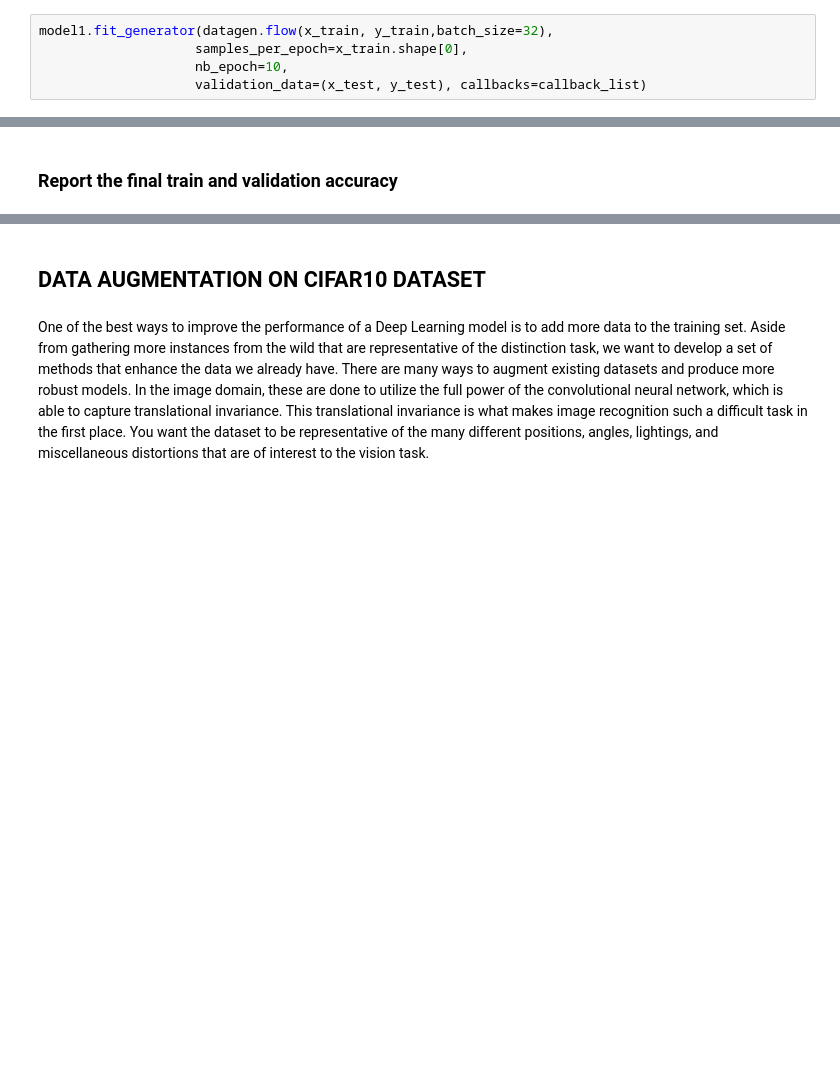
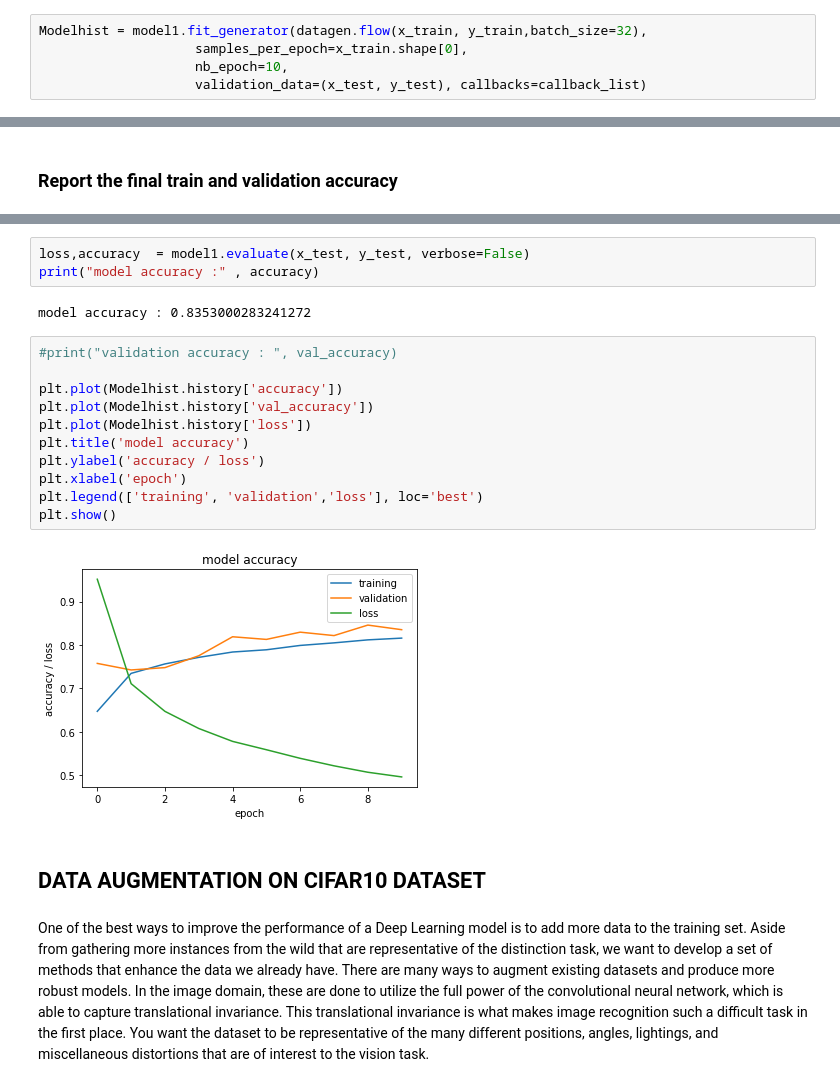
Before and after one commit to GreatLearningAIML1/bangalore-aug19-batch-Nishamol, a Jupyter notebook: R7_InternalLab_Questions_FMNIST_Simple_CNN_CIFAR_DATA_Augment.ipynb, the cells around one changed output, grey strips where cells are left out. Cells and saved outputs as stored; diff of their text form; blank space fills up the shorter version.

```diff
--- a/R7_InternalLab_Questions_FMNIST_Simple_CNN_CIFAR_DATA_Augment.ipynb
+++ b/R7_InternalLab_Questions_FMNIST_Simple_CNN_CIFAR_DATA_Augment.ipynb
@@ -148,7 +155,7 @@ plt.show()
 # %% [markdown]
 ### Run the above model using fit_generator()
 # %%
-model1.fit_generator(datagen.flow(x_train, y_train,batch_size=32),
+Modelhist = model1.fit_generator(datagen.flow(x_train, y_train,batch_size=32),
                     samples_per_epoch=x_train.shape[0],
                     nb_epoch=10,
                     validation_data=(x_test, y_test), callbacks=callback_list)
@@ -205,3 +211,21 @@ print(loss_and_metrics)
+# %%
+loss,accuracy  = model1.evaluate(x_test, y_test, verbose=False)
+print("model accuracy :" , accuracy)
+# %% [output]
+model accuracy : 0.8353000283241272
+# %%
+#print("validation accuracy : ", val_accuracy)
+
+plt.plot(Modelhist.history['accuracy'])
+plt.plot(Modelhist.history['val_accuracy'])
+plt.plot(Modelhist.history['loss'])
+plt.title('model accuracy')
+plt.ylabel('accuracy / loss')
+plt.xlabel('epoch')
+plt.legend(['training', 'validation','loss'], loc='best')
+plt.show()
+# %% [output]
+[figure, added]
 # %% [markdown]
 ## **DATA AUGMENTATION ON CIFAR10 DATASET**
 # %% [markdown]
```
Also changed, not shown: parts of 16 cells of this notebook.
